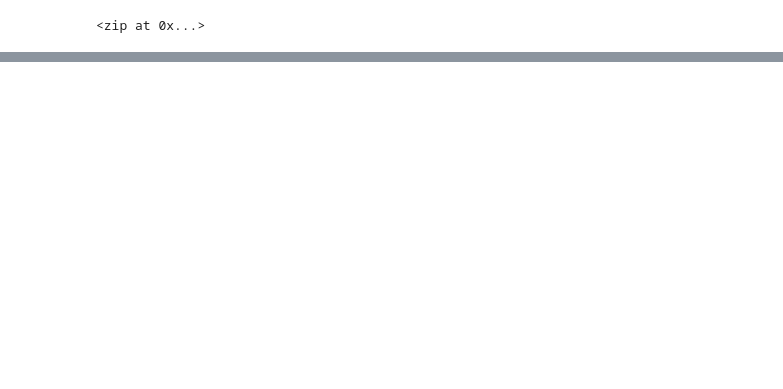
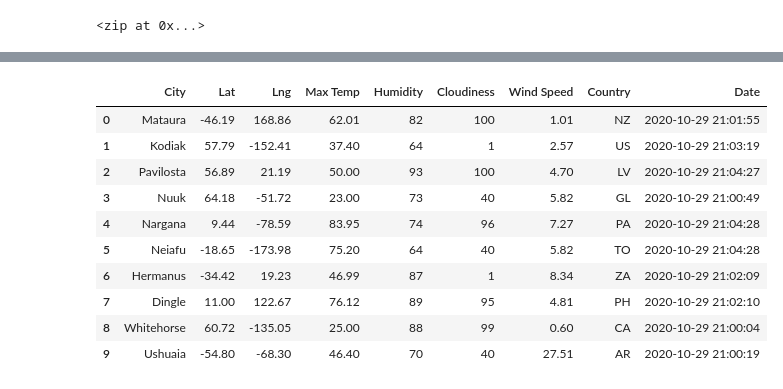
Before and after one commit to Changscorner/World_Weather_Analysis, a Jupyter notebook: WeatherPy.ipynb, the cells around one changed output, grey strips where cells are left out. Saved outputs shown, nothing was run; the diff lists cells and outputs as text; code cells hidden in the pictures; blank space fills up the shorter version.

```diff
--- a/WeatherPy.ipynb
+++ b/WeatherPy.ipynb
@@ -42,0 +43,12 @@ shenjiamen cn
+# %%
+# Create a list for holding the cities.
+cities = []
+# Identify the nearest city for each latitude and longitude combination.
+for coordinate in coordinates:
+    city = citipy.nearest_city(coordinate[0], coordinate[1]).city_name
+
+    # If the city is unique, then we will add it to the cities list.
+    if city not in cities:
+        cities.append(city)
+# Print the city count to confirm sufficient count.
+len(cities)
@@ -42,0 +152,16 @@ shenjiamen cn
+# %%
+# Convert the array of dictionaries to a Pandas DataFrame.
+city_data_df = pd.DataFrame(city_data)
+city_data_df.head(10)
+# %% [output]
+|  | City | Lat | Lng | Max Temp | Humidity | Cloudiness | Wind Speed | Country | Date |
+| 0 | Mataura | -46.19 | 168.86 | 62.01 | 82 | 100 | 1.01 | NZ | 2020-10-29 21:01:55 |
+| 1 | Kodiak | 57.79 | -152.41 | 37.40 | 64 | 1 | 2.57 | US | 2020-10-29 21:03:19 |
+| 2 | Pavilosta | 56.89 | 21.19 | 50.00 | 93 | 100 | 4.70 | LV | 2020-10-29 21:04:27 |
+| 3 | Nuuk | 64.18 | -51.72 | 23.00 | 73 | 40 | 5.82 | GL | 2020-10-29 21:00:49 |
+| 4 | Nargana | 9.44 | -78.59 | 83.95 | 74 | 96 | 7.27 | PA | 2020-10-29 21:04:28 |
+| 5 | Neiafu | -18.65 | -173.98 | 75.20 | 64 | 40 | 5.82 | TO | 2020-10-29 21:04:28 |
+| 6 | Hermanus | -34.42 | 19.23 | 46.99 | 87 | 1 | 8.34 | ZA | 2020-10-29 21:02:09 |
+| 7 | Dingle | 11.00 | 122.67 | 76.12 | 89 | 95 | 4.81 | PH | 2020-10-29 21:02:10 |
+| 8 | Whitehorse | 60.72 | -135.05 | 25.00 | 88 | 99 | 0.60 | CA | 2020-10-29 21:00:04 |
+| 9 | Ushuaia | -54.80 | -68.30 | 46.40 | 70 | 40 | 27.51 | AR | 2020-10-29 21:00:19 |
```
Also changed, not shown: parts of 10 cells of this notebook, 1 other file.
